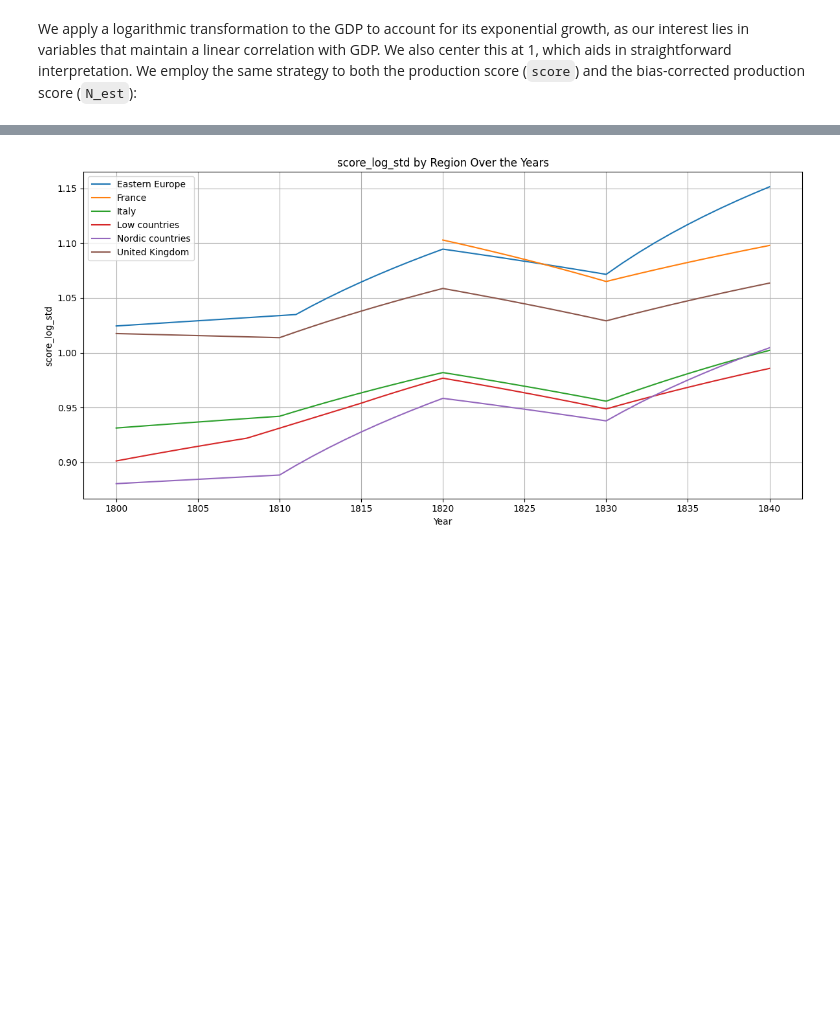
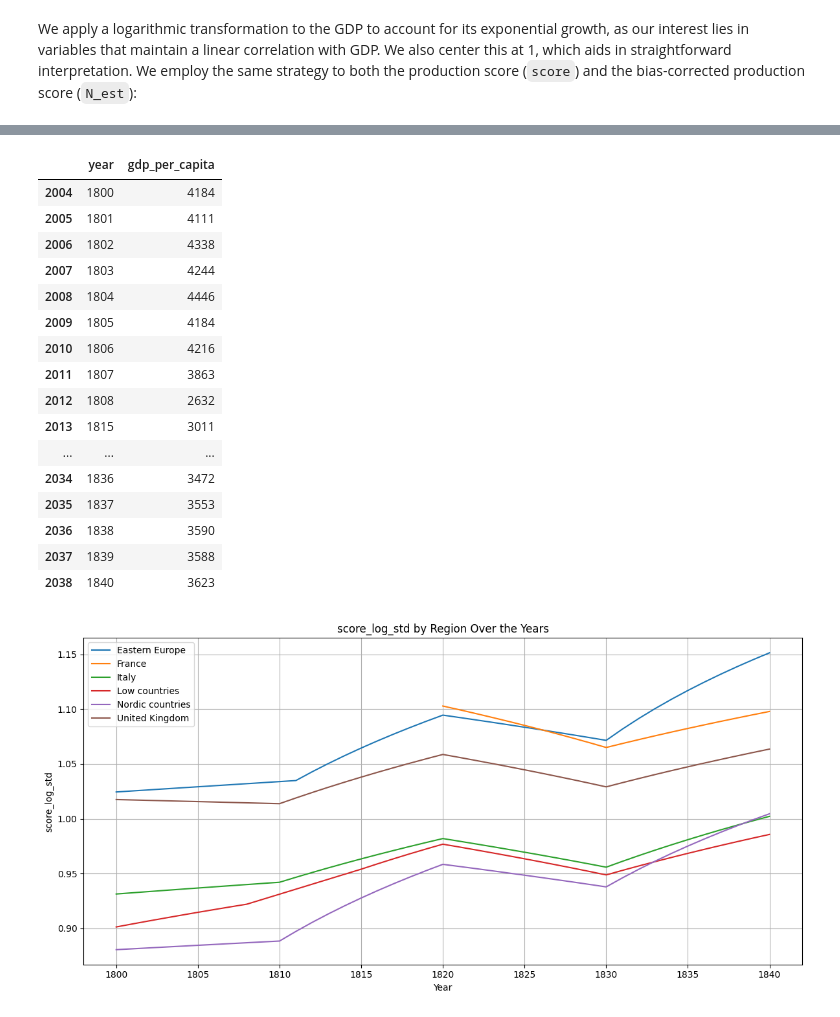
Before and after one commit to charlesdedampierre/cultura_project, a Jupyter notebook: bayesian_statistics/BRM_over_1800.ipynb, the cells around one changed output, grey strips where cells are left out. Cells and saved outputs as stored; diff of their text form; code cells hidden in the pictures; blank space fills up the shorter version.

```diff
--- a/bayesian_statistics/BRM_over_1800.ipynb
+++ b/bayesian_statistics/BRM_over_1800.ipynb
@@ -61,4 +61,24 @@ df.sample(5)
 5 rows × 26 columns
+# %%
+df[df['region_name']=='Low countries'][['year', 'gdp_per_capita']]
+# %% [output]
+|  | year | gdp_per_capita |
+| 2004 | 1800 | 4184 |
+| 2005 | 1801 | 4111 |
+| 2006 | 1802 | 4338 |
+| 2007 | 1803 | 4244 |
+| 2008 | 1804 | 4446 |
+| 2009 | 1805 | 4184 |
+| 2010 | 1806 | 4216 |
+| 2011 | 1807 | 3863 |
+| 2012 | 1808 | 2632 |
+| 2013 | 1815 | 3011 |
+| ... | ... | ... |
+| 2034 | 1836 | 3472 |
+| 2035 | 1837 | 3553 |
+| 2036 | 1838 | 3590 |
+| 2037 | 1839 | 3588 |
+| 2038 | 1840 | 3623 |
 # %%
 import matplotlib.pyplot as plt
 
```
Also changed, not shown: parts of 3 cells of this notebook, 2 other files.
